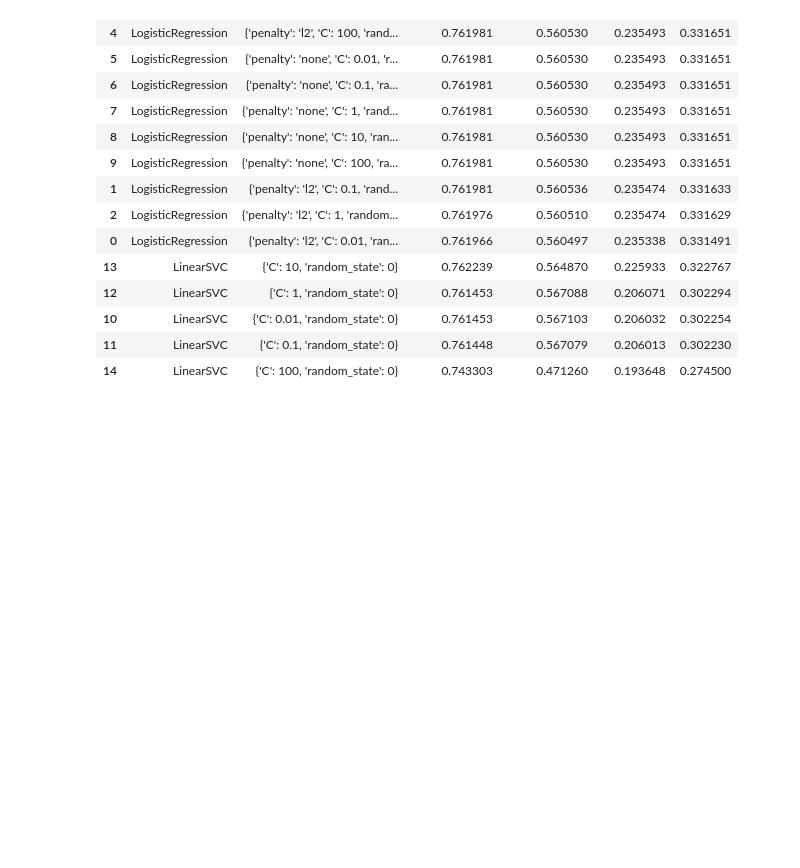
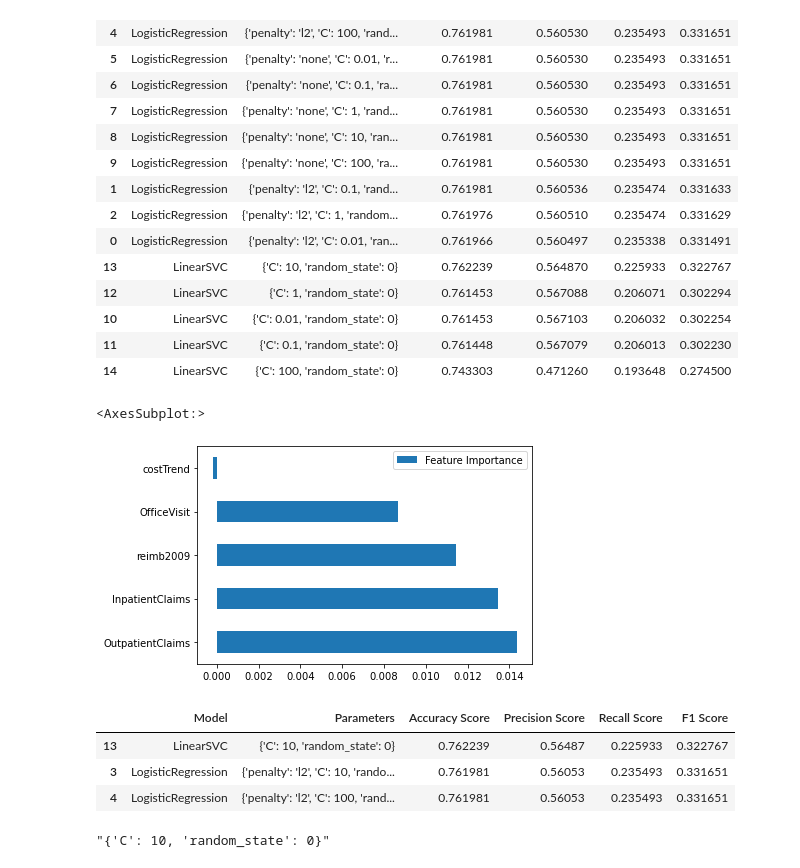
Before and after one commit to deniztokmakoglu/CAPP30254_Project, a Jupyter notebook: Logistic Reg, Linear SVC, Gaussian NB.ipynb, the cells around one changed output. Saved outputs shown, nothing was run; the diff lists cells and outputs as text; code cells hidden in the pictures; blank space fills up the shorter version.

Commit message:
graphs and feature importances

```diff
--- a/Logistic Reg, Linear SVC, Gaussian NB.ipynb
+++ b/Logistic Reg, Linear SVC, Gaussian NB.ipynb
@@ -147,3 +147,41 @@ sorted_results
 | 10 | LinearSVC | {'C': 0.01, 'random_state': 0} | 0.761453 | 0.567103 | 0.206032 | 0.302254 |
 | 11 | LinearSVC | {'C': 0.1, 'random_state': 0} | 0.761448 | 0.567079 | 0.206013 | 0.302230 |
 | 14 | LinearSVC | {'C': 100, 'random_state': 0} | 0.743303 | 0.471260 | 0.193648 | 0.274500 |
+# %%
+x_train = train_df[['OfficeVisit', 'costTrend', 'reimb2009', 'InpatientClaims', 'OutpatientClaims']]
+x_test = test_df[['OfficeVisit', 'costTrend', 'reimb2009', 'InpatientClaims', 'OutpatientClaims']]
+y_train = train_df[['Cost']]
+y_test = test_df[['Cost']]
+# %%
+#most important feature in the model that yielded the highest recall score
+from sklearn.inspection import permutation_importance #Gaussian NB does not have a built-in feature importances
+#Permutation Importance can be used to determine feature importance from NB
+model_NB = GaussianNB()
+best_NB = model_NB.fit(x_train, y_train)
+features = x.columns.values
+
+importance_NB = permutation_importance(best_NB, x_test, y_test)
+features_NB = {}
+for i, v in enumerate(importance_NB.importances_mean):
+    features_NB[features[i]] = v
+# %%
+df_NB = pd.DataFrame.from_dict(features_NB, orient = 'index', columns = ['Feature Importance'])
+df_NB = df_NB.sort_values(by = ['Feature Importance'], ascending = False)
+
+df_NB.plot.barh() #plot permutation importances for NB
+# %% [output]
+<AxesSubplot:>
+[figure, added]
+# %%
+#highest accuracy scores
+sorted_results2 = results.sort_values(by=['Accuracy Score', 'Recall Score'], ascending = False)
+sorted_results2.head(3)
+# %% [output]
+|  | Model | Parameters | Accuracy Score | Precision Score | Recall Score | F1 Score |
+| 13 | LinearSVC | {'C': 10, 'random_state': 0} | 0.762239 | 0.56487 | 0.225933 | 0.322767 |
+| 3 | LogisticRegression | {'penalty': 'l2', 'C': 10, 'rando... | 0.761981 | 0.56053 | 0.235493 | 0.331651 |
+| 4 | LogisticRegression | {'penalty': 'l2', 'C': 100, 'rand... | 0.761981 | 0.56053 | 0.235493 | 0.331651 |
+# %%
+sorted_results2['Parameters'][13]
+# %% [output]
+"{'C': 10, 'random_state': 0}"
```
Also changed, not shown: parts of 2 cells of this notebook.
